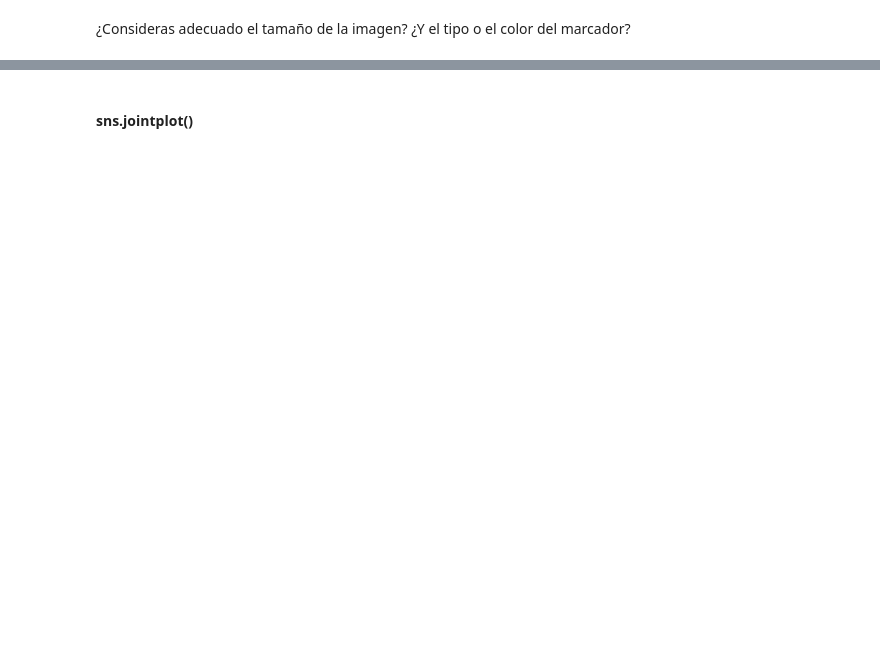
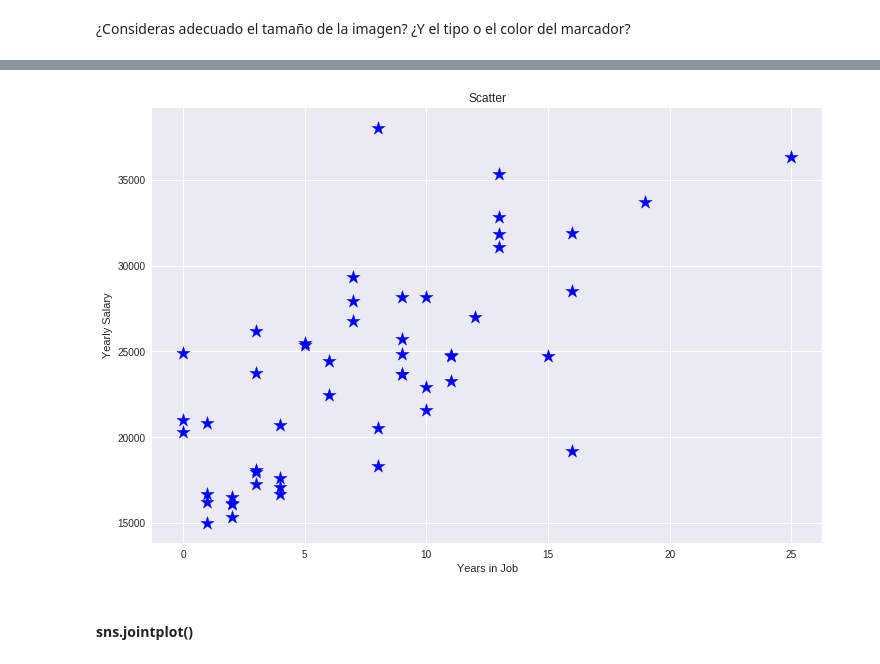
Before and after one commit to leabravo/dhds, a Jupyter notebook: C05/PRACTICA_INDEPENDIENTE_Starter_Visualizacion.ipynb, the cells around one changed output, grey strips where cells are left out. Saved outputs shown, nothing was run; the diff lists cells and outputs as text; code cells hidden in the pictures; blank space fills up the shorter version.

```diff
--- a/C05/PRACTICA_INDEPENDIENTE_Starter_Visualizacion.ipynb
+++ b/C05/PRACTICA_INDEPENDIENTE_Starter_Visualizacion.ipynb
@@ -78,19 +138,22 @@ plt.xlabel?
 # %%
 # incluyamos nombres de los ejes y título al gráfico
 plt.figure(figsize = (12, 8))
 
 # aumentamos el tamaño de los puntos
-
+plt.scatter(years_in_job, yearly_salary, c='b', marker='*', s=200)
 
 # nombre eje x
-
+plt.xlabel('Years in Job')
 
 # nombre eje y
-
+plt.ylabel('Yearly Salary')
 
 # título del gráfico
+plt.title('Scatter')
 
 plt.show()
+# %% [output]
+[figure, added]
 # %% [markdown]
 #### sns.jointplot()
 # %%
```
Also changed, not shown: parts of 19 cells of this notebook, 2 other files.
